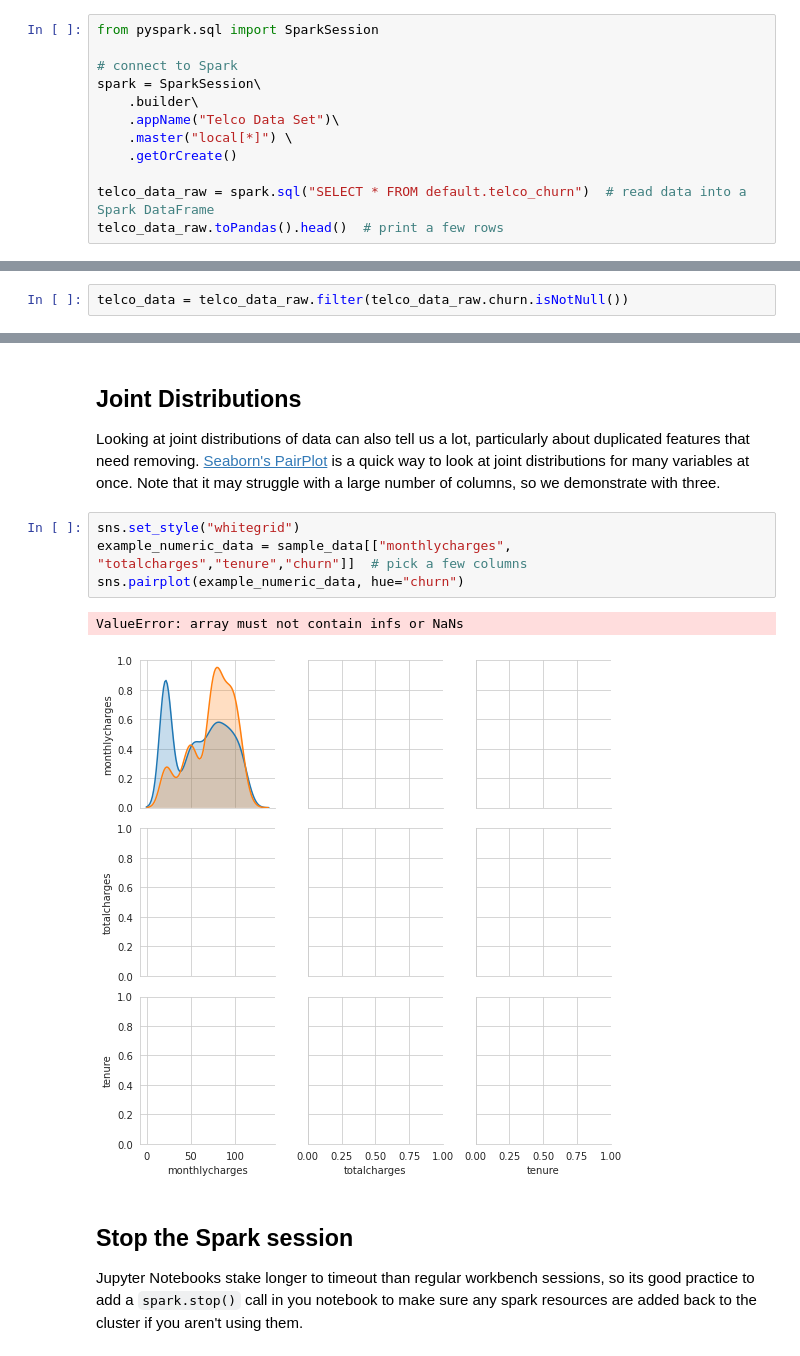
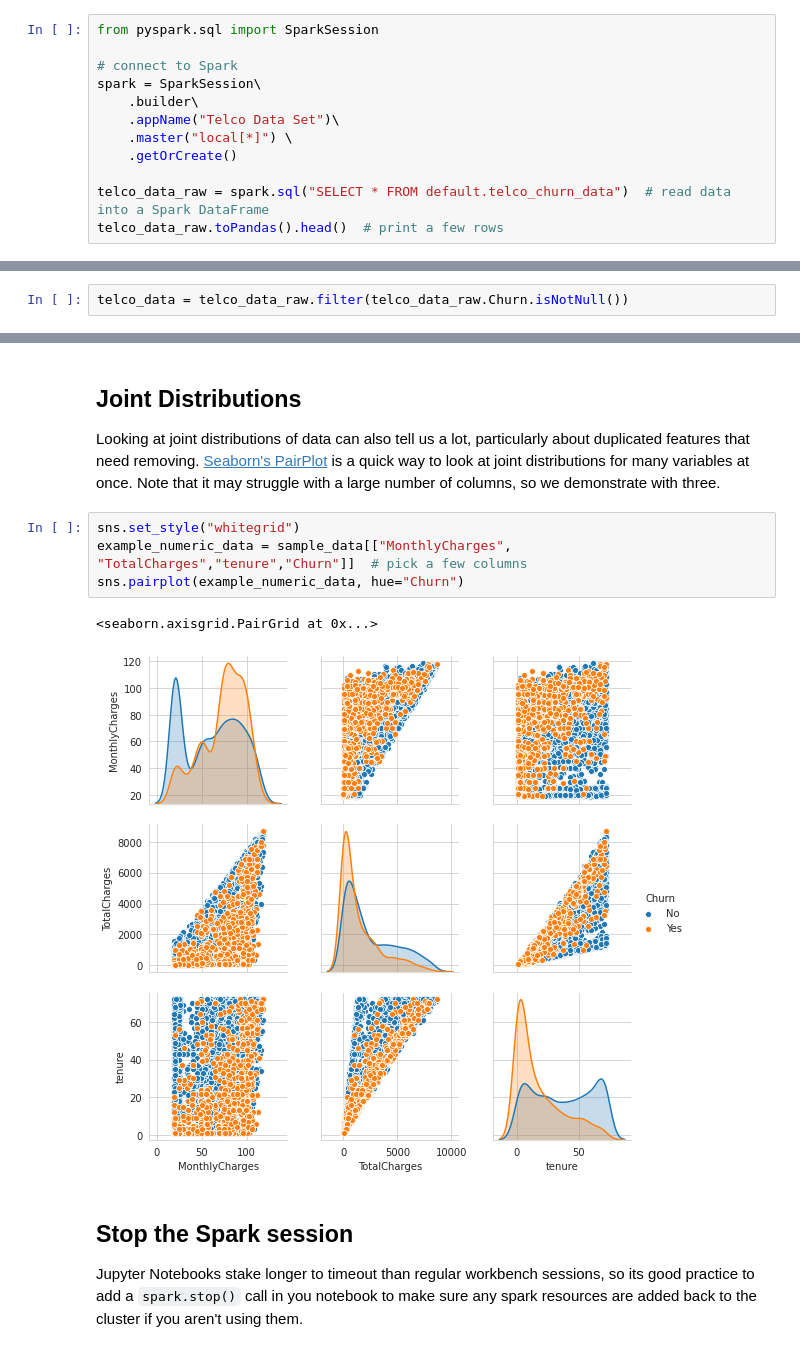
Before and after one commit to panomarix/cml_churn_demo_mlops, a Jupyter notebook: 2_data_exploration.ipynb, the cells around one changed output, grey strips where cells are left out. Drawn from its saved outputs; the diff is of its cells as text.

```diff
--- a/2_data_exploration.ipynb
+++ b/2_data_exploration.ipynb
@@ -23,6 +23,6 @@ spark = SparkSession\
     .master("local[*]") \
     .getOrCreate()
 
-telco_data_raw = spark.sql("SELECT * FROM default.telco_churn")  # read data into a Spark DataFrame
+telco_data_raw = spark.sql("SELECT * FROM default.telco_churn_data")  # read data into a Spark DataFrame
 telco_data_raw.toPandas().head()  # print a few rows
 # %% [output]
@@ -81,6 +83,6 @@ As you can see, there are 11 null values in the `Churn` column,
 which is the label column telling us whether the customer churned or not.
 We'll have to clean the rows with those nulls out since we don't know their true labels.
 # %%
-telco_data = telco_data_raw.filter(telco_data_raw.churn.isNotNull())
+telco_data = telco_data_raw.filter(telco_data_raw.Churn.isNotNull())
 # %%
 total_customers = telco_data.count()
@@ -194,11 +196,11 @@ Looking at joint distributions of data can also tell us a lot, particularly abou
 Note that it may struggle with a large number of columns, so we demonstrate with three.
 # %%
 sns.set_style("whitegrid")
-example_numeric_data = sample_data[["monthlycharges", "totalcharges","tenure","churn"]]  # pick a few columns
-sns.pairplot(example_numeric_data, hue="churn")
+example_numeric_data = sample_data[["MonthlyCharges", "TotalCharges","tenure","Churn"]]  # pick a few columns
+sns.pairplot(example_numeric_data, hue="Churn")
 # %% [output]
-ValueError: array must not contain infs or NaNs
+<seaborn.axisgrid.PairGrid at 0x...>
-[figure, old version]
+[figure, new version]
 # %% [markdown]
 ## Stop the Spark session
 Jupyter Notebooks stake longer to timeout than regular workbench sessions, so its good practice to add a `spark.stop()` call in you notebook to make sure any spark resources are added back to the cluster if you aren't using them.
```
Also changed, not shown: parts of 7 cells of this notebook, 5 other files.
